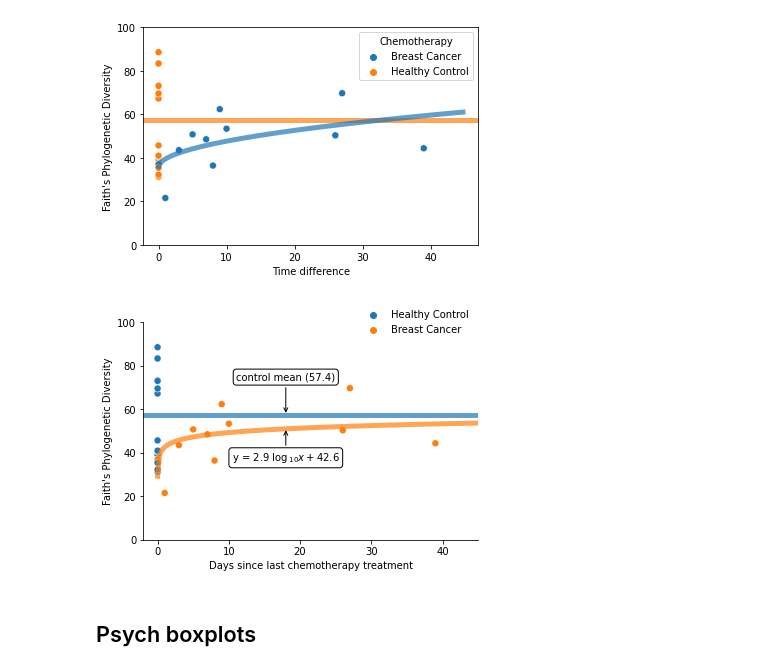
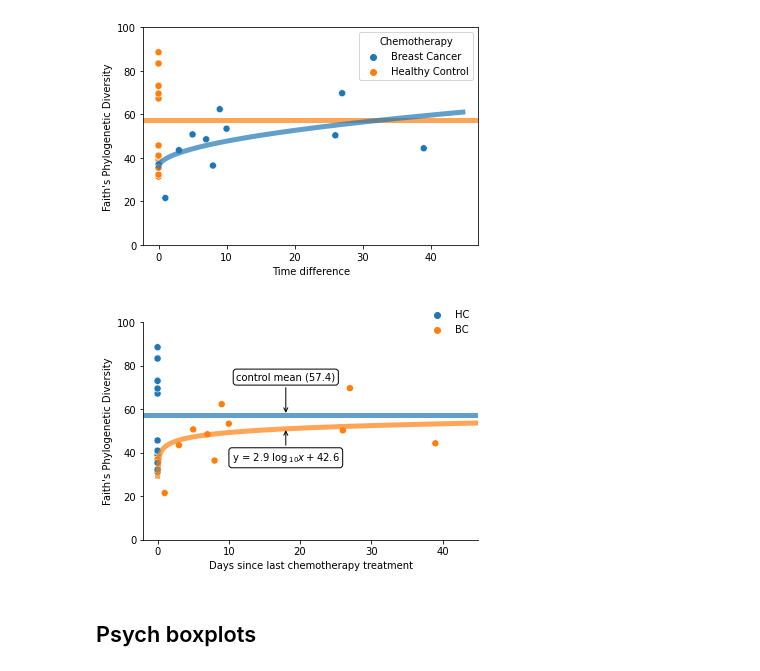
Before and after one commit to sterrettJD/Chemobrain, a Jupyter notebook: Final figs and additional analyses.ipynb, the cells around one changed output. Cells and saved outputs as stored; diff of their text form; code cells hidden in the pictures.

```diff
--- a/Final figs and additional analyses.ipynb
+++ b/Final figs and additional analyses.ipynb
@@ -222,35 +222,35 @@ annot_coords = (18, fit[0] * np.log(20) + fit[1])
 
 ax.annotate("y = " + str(round(fit[0],1)) + r" $\log{_{10}}{x} + $" + str(round(fit[1], 1)),
             xy=annot_coords, xytext=(18, fit[0] * np.log(20) + fit[1]-15),
             ha="center", bbox=dict(boxstyle="round", fc="w"),
             arrowprops=dict(arrowstyle="->"))
 
 grp2_mean = time_faith.loc[time_faith["Chemotherapy"]=="Healthy Control","faith_pd"].mean()
 
 ax.annotate("control mean (" + str(round(grp2_mean,1)) + ")",
             xy=(18, grp2_mean),
             xytext=(18, grp2_mean + 16),
             ha="center", bbox=dict(boxstyle="round", fc="w"),
             arrowprops=dict(arrowstyle="->"))
 
 ax.set_ylim(0,100)
 ax.set_xlim(-2,45)
 ax.set_ylabel("Faith's Phylogenetic Diversity")
 ax.set_xlabel("Days since last chemotherapy treatment")
 
 # flip legend order
 handles, labels = ax.get_legend_handles_labels()
 order = [1,0]
-plt.legend([handles[idx] for idx in order],[labels[idx] for idx in order],
+plt.legend([handles[idx] for idx in order],["HC", "BC"],
            frameon=False, bbox_to_anchor=(1,1.1))
 # remove spines
 ax.spines["top"].set_visible(False)
 ax.spines["right"].set_visible(False)
 
 plt.savefig("faith_log_fit_annotated.pdf")
 plt.show()
 # %% [output]
-[figure, old version]
+[figure, new version]
 # %% [markdown]
 ## Psych boxplots
 # %%
```
Also changed, not shown: parts of 24 cells of this notebook.
